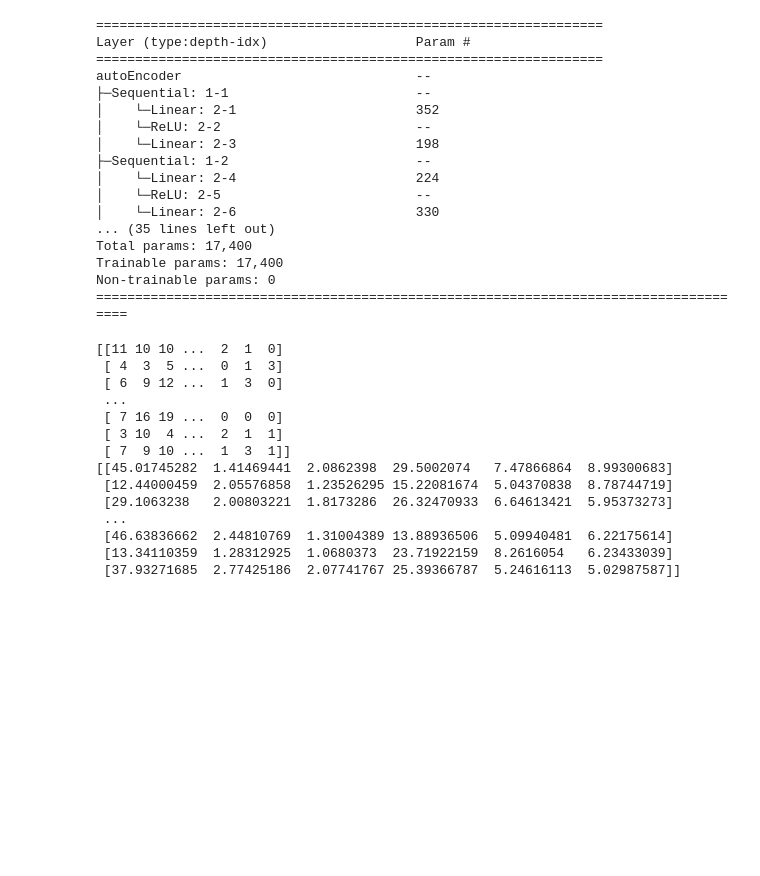
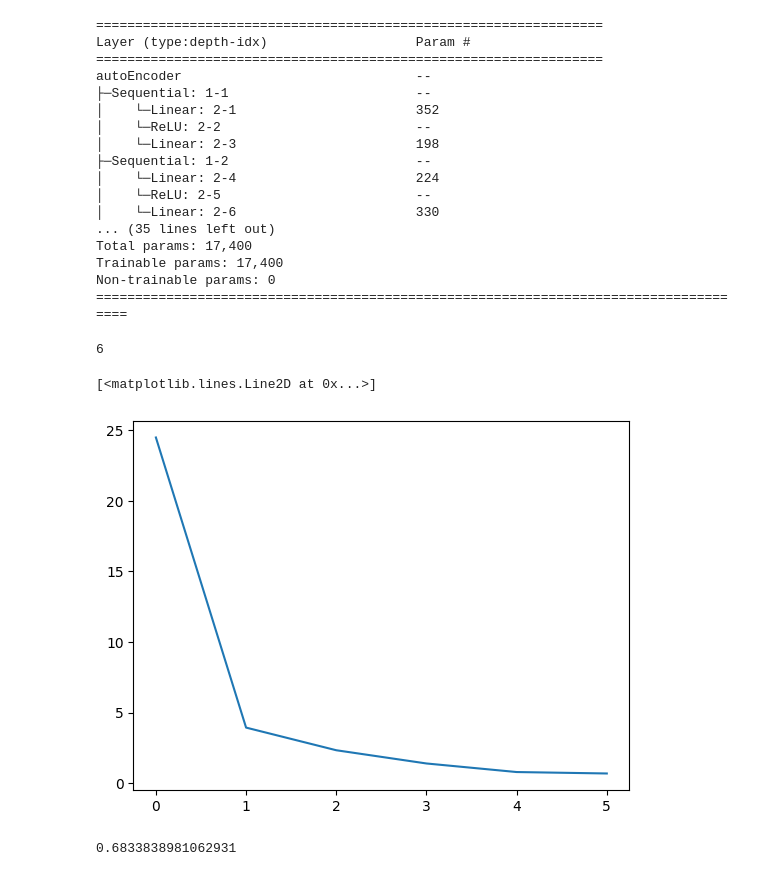
Before and after one commit to vigneshK0404/NOva_Fitter_CNF, a Jupyter notebook: CNF.ipynb, the cells around one changed output. Cells and saved outputs as stored; diff of their text form; code cells hidden in the pictures; blank space fills up the shorter version.

Commit message:
Changed Structures. Pretrain AE, kept binnibg structure as dims. Switched around tData and pData_encoded, we train on data tData on conditional pData_encoded for correct posterior.

```diff
--- a/CNF.ipynb
+++ b/CNF.ipynb
@@ -146,17 +166,8 @@ contextF = 6 #N1,N2,mu1,mu2,sig1,sig2
 n_layers = 10
 
 encodeModel = autoEncoder(input_dim,n_features,min_data=min_vals,max_data=max_vals).to(device)
-CNFModel = CNF(n_features,context_features= contextF,n_layers=10).flow.to(device)
-
-optimizer = torch.optim.Adam([
-    {"params": CNFModel.parameters(), "lr": 1e-3},
-    {"params": encodeModel.parameters(), "lr": 1e-4},
-])
-
-
+reconOptim = torch.optim.Adam(encodeModel.parameters(), lr = 1e-4)
 print(torchinfo.summary(encodeModel))
-print(torchinfo.summary(CNFModel))
-
 rloss = torch.nn.MSELoss()
 # %% [output]
 =================================================================
@@ -176,21 +187,31 @@ Total params: 17,400
 Trainable params: 17,400
 Non-trainable params: 0
 =====================================================================================
-# %%
-print(dataPoisson)
-print(thetaData)
-# %% [output]
-[[11 10 10 ...  2  1  0]
- [ 4  3  5 ...  0  1  3]
- [ 6  9 12 ...  1  3  0]
- ...
- [ 7 16 19 ...  0  0  0]
- [ 3 10  4 ...  2  1  1]
- [ 7  9 10 ...  1  3  1]]
-[[45.01745282  1.41469441  2.0862398  29.5002074   7.47866864  8.99300683]
- [12.44000459  2.05576858  1.23526295 15.22081674  5.04370838  8.78744719]
- [29.1063238   2.00803221  1.8173286  26.32470933  6.64613421  5.95373273]
- ...
- [46.63836662  2.44810769  1.31004389 13.88936506  5.09940481  6.22175614]
- [13.34110359  1.28312925  1.0680373  23.71922159  8.2616054   6.23433039]
- [37.93271685  2.77425186  2.07741767 25.39366787  5.24616113  5.02987587]]
+# %%
+max_iter = 5
+r_losses = []
+Datasets = DataLoader(dataPoisson, batch_size = 4096, shuffle=True)
+
+for iter in tqdm.tqdm(range(max_iter)):
+  iter_losses = []
+  for x_batch in Datasets:
+      x_batch = x_batch.to(device, non_blocking=True).float()
+      reconOptim.zero_grad()
+      y_pred = encodeModel(x_batch)
+      loss = rloss(y_pred, x_batch)
+      iter_losses.append(loss.item())
+      loss.backward()
+      reconOptim.step()
+
+  r_losses.append(np.mean(np.array(iter_losses)))
+
+print(len(r_losses))
+plt.plot(r_losses)
+# %% [output]
+6
+[<matplotlib.lines.Line2D at 0x...>]
+[figure, added]
+# %%
+print(r_losses[-1])
+# %% [output]
+0.6833838981062931
```
Also changed, not shown: parts of 13 cells of this notebook.
